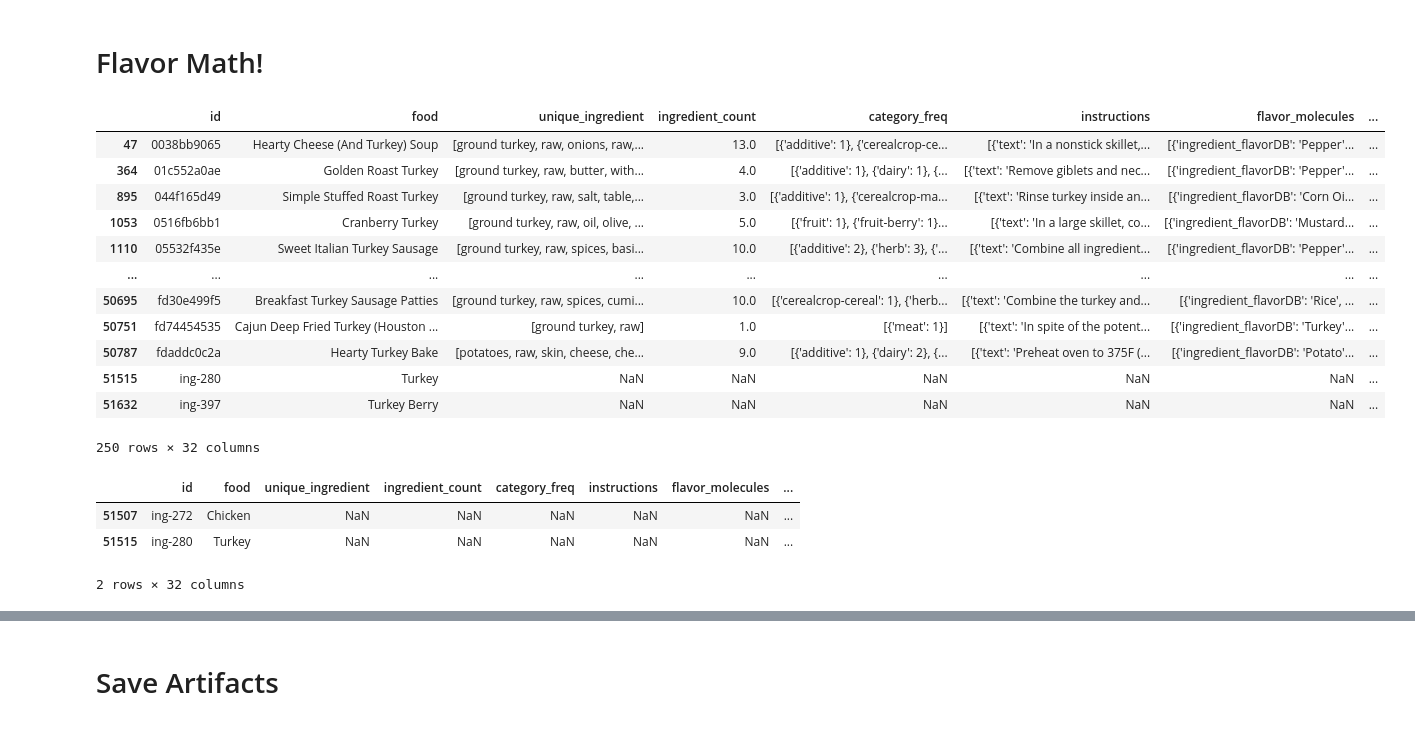
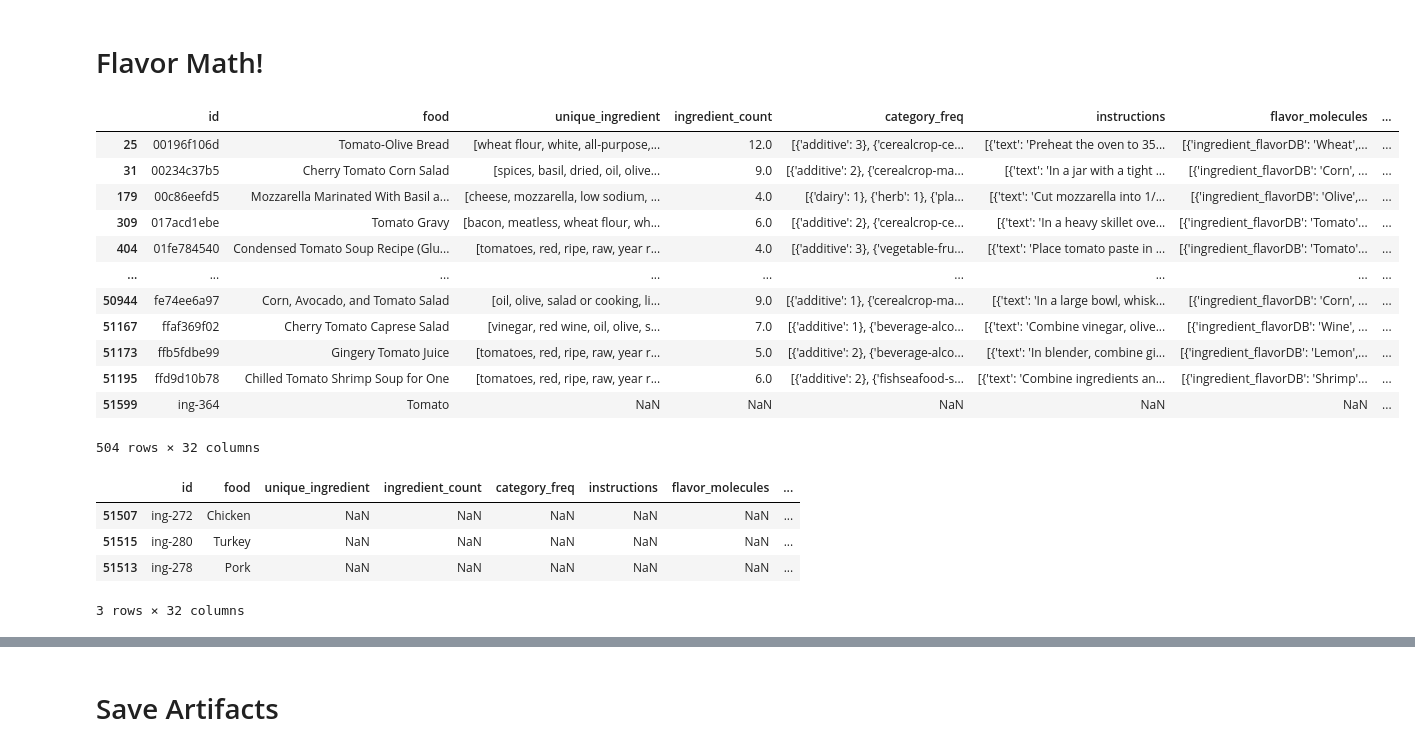
Before and after one commit to jhwaffles/cse6242-team58-project, a Jupyter notebook: embeddings.ipynb, the cells around one changed output, grey strips where cells are left out. Drawn from its saved outputs; the diff is of its cells as text; code cells hidden in the pictures.

```diff
--- a/embeddings.ipynb
+++ b/embeddings.ipynb
@@ -509,25 +540,26 @@ tastes_like(QUERY_INDEX, exclude_ingredient='Chicken', topn=10)[['id','food','un
 # %% [markdown]
 # Flavor Math!
 # %%
-df[df['food'].str.contains('Turkey')]
+df[df['food'].str.contains('Tomato')]
 # %% [output]
 |  | id | food | unique_ingredient | ingredient_count | category_freq | instructions | flavor_molecules | ... |
-| 47 | 0038bb9065 | Hearty Cheese (And Turkey) Soup | [ground turkey, raw, onions, raw,... | 13.0 | [{'additive': 1}, {'cerealcrop-ce... | [{'text': 'In a nonstick skillet,... | [{'ingredient_flavorDB': 'Pepper'... | ... |
-| 364 | 01c552a0ae | Golden Roast Turkey | [ground turkey, raw, butter, with... | 4.0 | [{'additive': 1}, {'dairy': 1}, {... | [{'text': 'Remove giblets and nec... | [{'ingredient_flavorDB': 'Pepper'... | ... |
-| 895 | 044f165d49 | Simple Stuffed Roast Turkey | [ground turkey, raw, salt, table,... | 3.0 | [{'additive': 1}, {'cerealcrop-ma... | [{'text': 'Rinse turkey inside an... | [{'ingredient_flavorDB': 'Corn Oi... | ... |
-| 1053 | 0516fb6bb1 | Cranberry Turkey | [ground turkey, raw, oil, olive, ... | 5.0 | [{'fruit': 1}, {'fruit-berry': 1}... | [{'text': 'In a large skillet, co... | [{'ingredient_flavorDB': 'Mustard... | ... |
-| 1110 | 05532f435e | Sweet Italian Turkey Sausage | [ground turkey, raw, spices, basi... | 10.0 | [{'additive': 2}, {'herb': 3}, {'... | [{'text': 'Combine all ingredient... | [{'ingredient_flavorDB': 'Pepper'... | ... |
+| 25 | 00196f106d | Tomato-Olive Bread | [wheat flour, white, all-purpose,... | 12.0 | [{'additive': 3}, {'cerealcrop-ce... | [{'text': 'Preheat the oven to 35... | [{'ingredient_flavorDB': 'Wheat',... | ... |
+| 31 | 00234c37b5 | Cherry Tomato Corn Salad | [spices, basil, dried, oil, olive... | 9.0 | [{'additive': 2}, {'cerealcrop-ma... | [{'text': 'In a jar with a tight ... | [{'ingredient_flavorDB': 'Corn', ... | ... |
+| 179 | 00c86eefd5 | Mozzarella Marinated With Basil a... | [cheese, mozzarella, low sodium, ... | 4.0 | [{'dairy': 1}, {'herb': 1}, {'pla... | [{'text': 'Cut mozzarella into 1/... | [{'ingredient_flavorDB': 'Olive',... | ... |
+| 309 | 017acd1ebe | Tomato Gravy | [bacon, meatless, wheat flour, wh... | 6.0 | [{'additive': 2}, {'cerealcrop-ce... | [{'text': 'In a heavy skillet ove... | [{'ingredient_flavorDB': 'Tomato'... | ... |
+| 404 | 01fe784540 | Condensed Tomato Soup Recipe (Glu... | [tomatoes, red, ripe, raw, year r... | 4.0 | [{'additive': 3}, {'vegetable-fru... | [{'text': 'Place tomato paste in ... | [{'ingredient_flavorDB': 'Tomato'... | ... |
 | ... | ... | ... | ... | ... | ... | ... | ... | ... |
-| 50695 | fd30e499f5 | Breakfast Turkey Sausage Patties | [ground turkey, raw, spices, cumi... | 10.0 | [{'cerealcrop-cereal': 1}, {'herb... | [{'text': 'Combine the turkey and... | [{'ingredient_flavorDB': 'Rice', ... | ... |
-| 50751 | fd74454535 | Cajun Deep Fried Turkey (Houston ... | [ground turkey, raw] | 1.0 | [{'meat': 1}] | [{'text': 'In spite of the potent... | [{'ingredient_flavorDB': 'Turkey'... | ... |
-| 50787 | fdaddc0c2a | Hearty Turkey Bake | [potatoes, raw, skin, cheese, che... | 9.0 | [{'additive': 1}, {'dairy': 2}, {... | [{'text': 'Preheat oven to 375F (... | [{'ingredient_flavorDB': 'Potato'... | ... |
-| 51515 | ing-280 | Turkey | NaN | NaN | NaN | NaN | NaN | ... |
-| 51632 | ing-397 | Turkey Berry | NaN | NaN | NaN | NaN | NaN | ... |
+| 50944 | fe74ee6a97 | Corn, Avocado, and Tomato Salad | [oil, olive, salad or cooking, li... | 9.0 | [{'additive': 1}, {'cerealcrop-ma... | [{'text': 'In a large bowl, whisk... | [{'ingredient_flavorDB': 'Corn', ... | ... |
+| 51167 | ffaf369f02 | Cherry Tomato Caprese Salad | [vinegar, red wine, oil, olive, s... | 7.0 | [{'additive': 1}, {'beverage-alco... | [{'text': 'Combine vinegar, olive... | [{'ingredient_flavorDB': 'Wine', ... | ... |
+| 51173 | ffb5fdbe99 | Gingery Tomato Juice | [tomatoes, red, ripe, raw, year r... | 5.0 | [{'additive': 2}, {'beverage-alco... | [{'text': 'In blender, combine gi... | [{'ingredient_flavorDB': 'Lemon',... | ... |
+| 51195 | ffd9d10b78 | Chilled Tomato Shrimp Soup for One | [tomatoes, red, ripe, raw, year r... | 6.0 | [{'additive': 2}, {'fishseafood-s... | [{'text': 'Combine ingredients an... | [{'ingredient_flavorDB': 'Shrimp'... | ... |
+| 51599 | ing-364 | Tomato | NaN | NaN | NaN | NaN | NaN | ... |
-250 rows × 32 columns
+504 rows × 32 columns
 # %%
-df.iloc[[51507, 51515]]
+df.iloc[[51507, 51515,51513]]
 # %% [output]
 |  | id | food | unique_ingredient | ingredient_count | category_freq | instructions | flavor_molecules | ... |
 | 51507 | ing-272 | Chicken | NaN | NaN | NaN | NaN | NaN | ... |
 | 51515 | ing-280 | Turkey | NaN | NaN | NaN | NaN | NaN | ... |
+| 51513 | ing-278 | Pork | NaN | NaN | NaN | NaN | NaN | ... |
-2 rows × 32 columns
+3 rows × 32 columns
```
Also changed, not shown: parts of 22 cells of this notebook.
